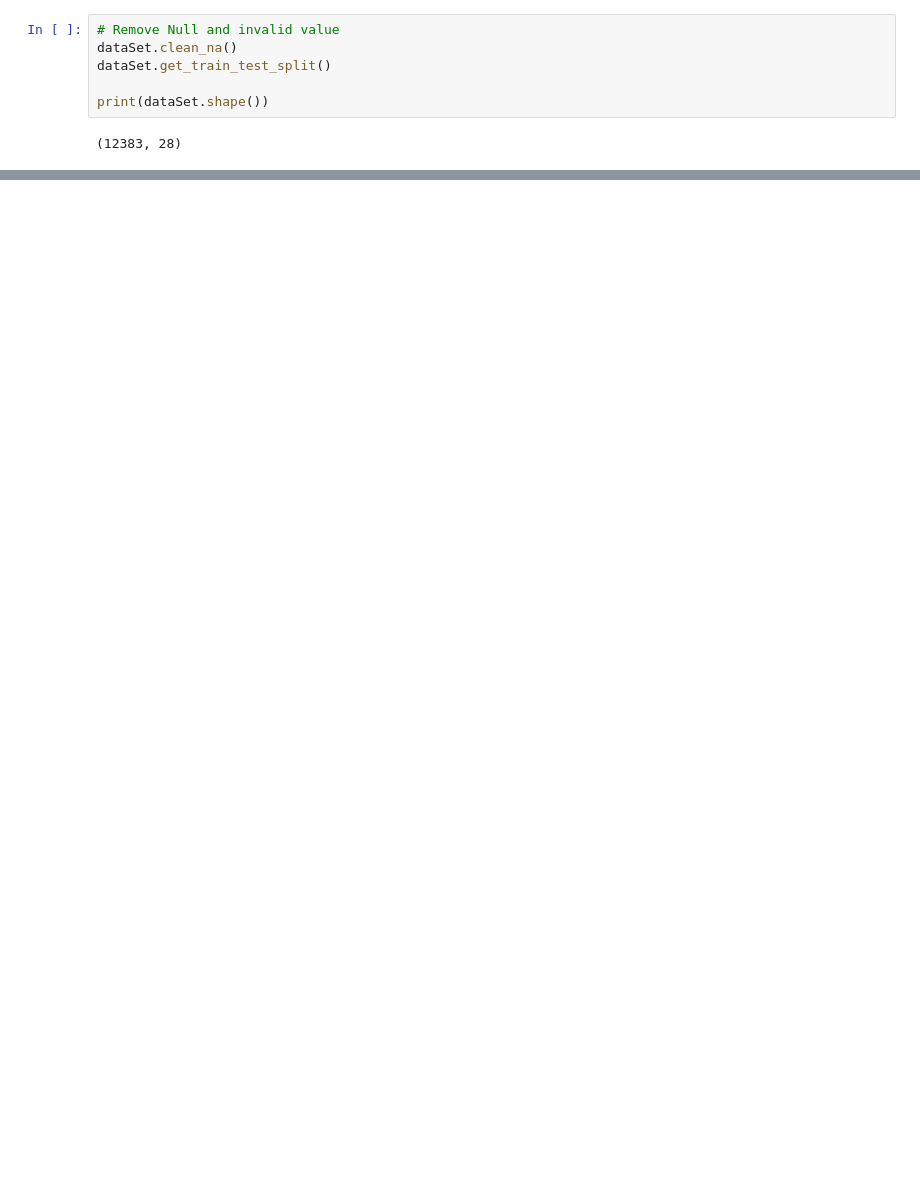
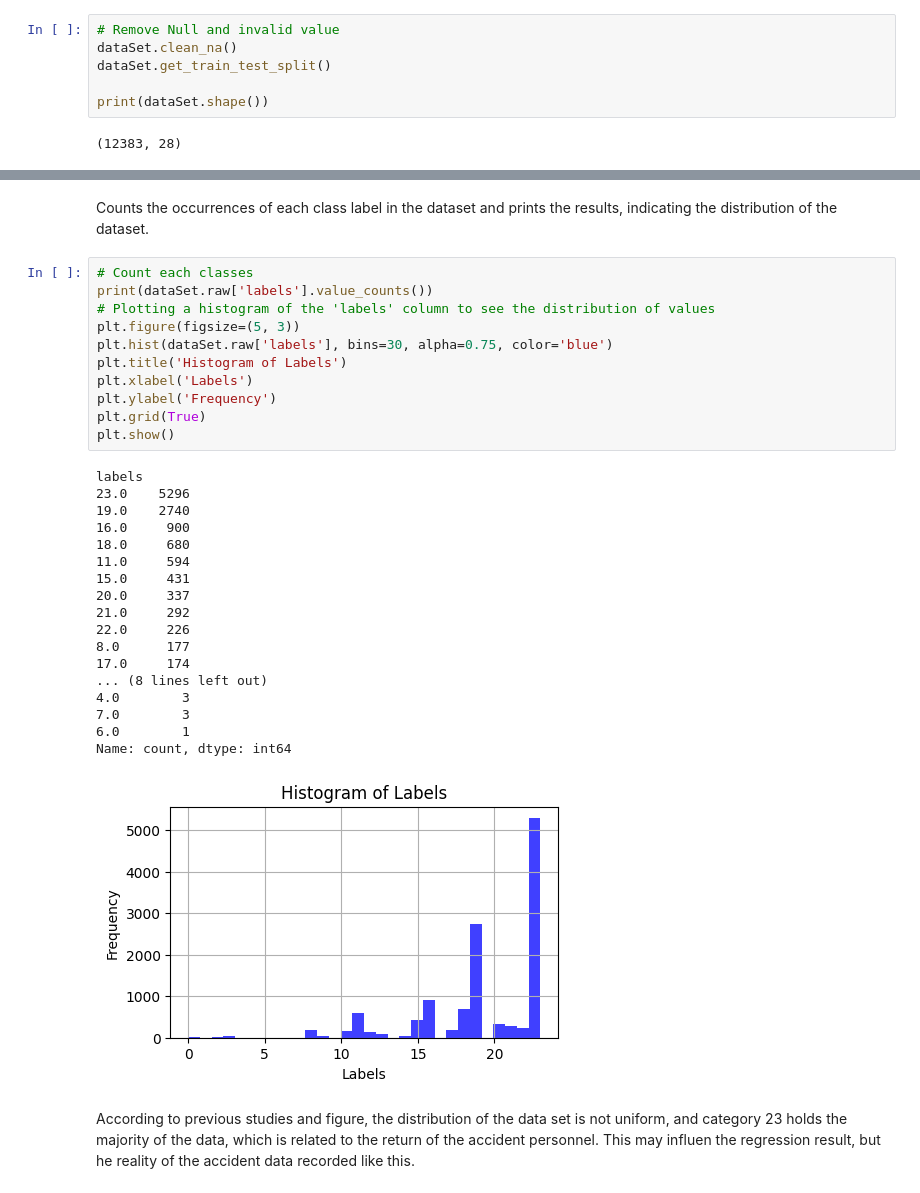
Before and after one commit to Lem-c/DS-reg-vs-nn, a Jupyter notebook: DS_23096666.ipynb, the cells around one changed output, grey strips where cells are left out. Drawn from its saved outputs; the diff is of its cells as text; blank space fills up the shorter version.

```diff
--- a/DS_23096666.ipynb
+++ b/DS_23096666.ipynb
@@ -631,0 +541,34 @@ Train: [     0      1      2 ... 538458 538459 538460] Test: [     9     10
+# %% [markdown]
+Counts the occurrences of each class label in the dataset and prints the results, indicating the distribution of the dataset.
+# %%
+# Count each classes
+print(dataSet.raw['labels'].value_counts())
+# Plotting a histogram of the 'labels' column to see the distribution of values
+plt.figure(figsize=(5, 3))
+plt.hist(dataSet.raw['labels'], bins=30, alpha=0.75, color='blue')
+plt.title('Histogram of Labels')
+plt.xlabel('Labels')
+plt.ylabel('Frequency')
+plt.grid(True)
+plt.show()
+# %% [output]
+labels
+23.0    5296
+19.0    2740
+16.0     900
+18.0     680
+11.0     594
+15.0     431
+20.0     337
+21.0     292
+22.0     226
+8.0      177
+17.0     174
+... (8 lines left out)
+4.0        3
+7.0        3
+6.0        1
+Name: count, dtype: int64
+[figure, added]
+# %% [markdown]
+According to previous studies and figure, the distribution of the data set is not uniform, and category 23 holds the majority of the data, which is related to the return of the accident personnel. This may influen the regression result, but he reality of the accident data recorded like this.
```
Also changed, not shown: parts of 67 cells of this notebook, 6 other files.
